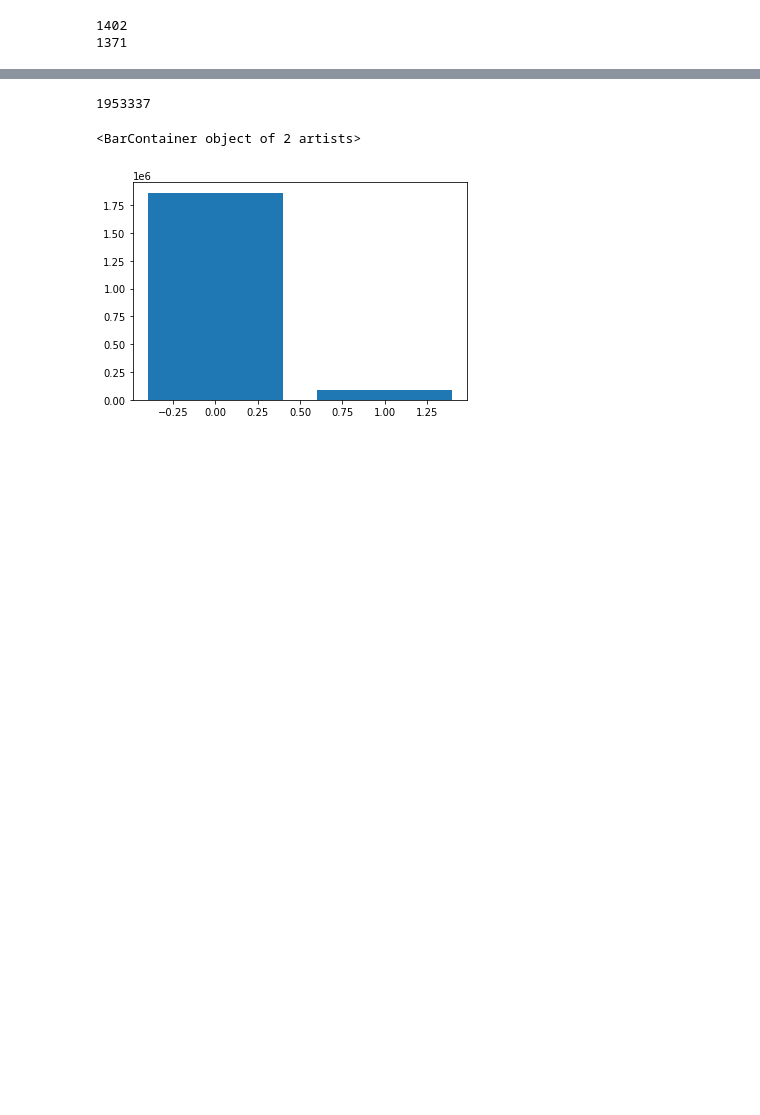
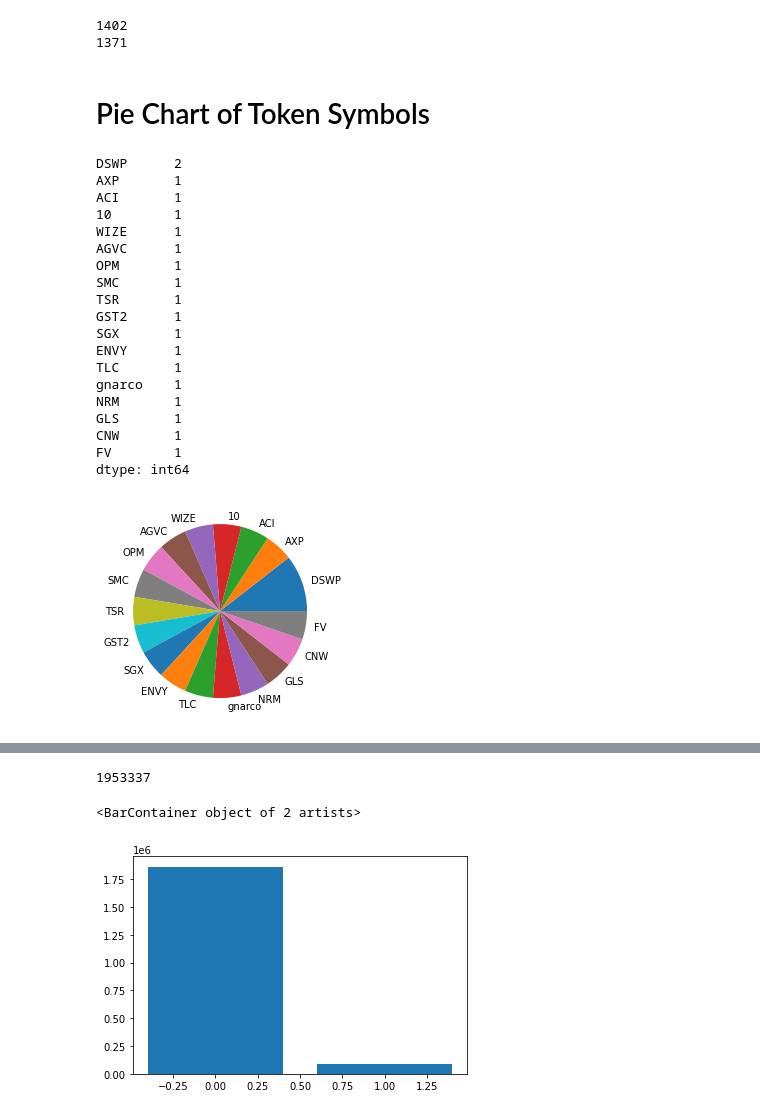
Before and after one commit to cesarsotovalero/python-project, a Jupyter notebook: smart_contracts.ipynb, the cells around one changed output, grey strips where cells are left out. Drawn from its saved outputs; the diff is of its cells as text; code cells hidden in the pictures; blank space fills up the shorter version.

```diff
--- a/smart_contracts.ipynb
+++ b/smart_contracts.ipynb
@@ -115,0 +158,35 @@ plt.show()
+# %% [markdown]
+# Pie Chart of Token Symbols
+# %%
+t = df.loc[0:400,"token_symbol"].astype('|S8')
+
+l = []
+for i in range(0,400):
+    l.append(t[i].decode('UTF-8'))
+# %%
+serie = pd.Series(l)
+serie = serie[serie != 'nan']
+serie = serie.value_counts()
+# print(serie)
+plt.pie(serie, labels=serie.index.values);
+# %% [output]
+DSWP      2
+AXP       1
+ACI       1
+10        1
+WIZE      1
+AGVC      1
+OPM       1
+SMC       1
+TSR       1
+GST2      1
+SGX       1
+ENVY      1
+TLC       1
+gnarco    1
+NRM       1
+GLS       1
+CNW       1
+FV        1
+dtype: int64
+[figure, added]
```
Also changed, not shown: parts of 22 cells of this notebook.
